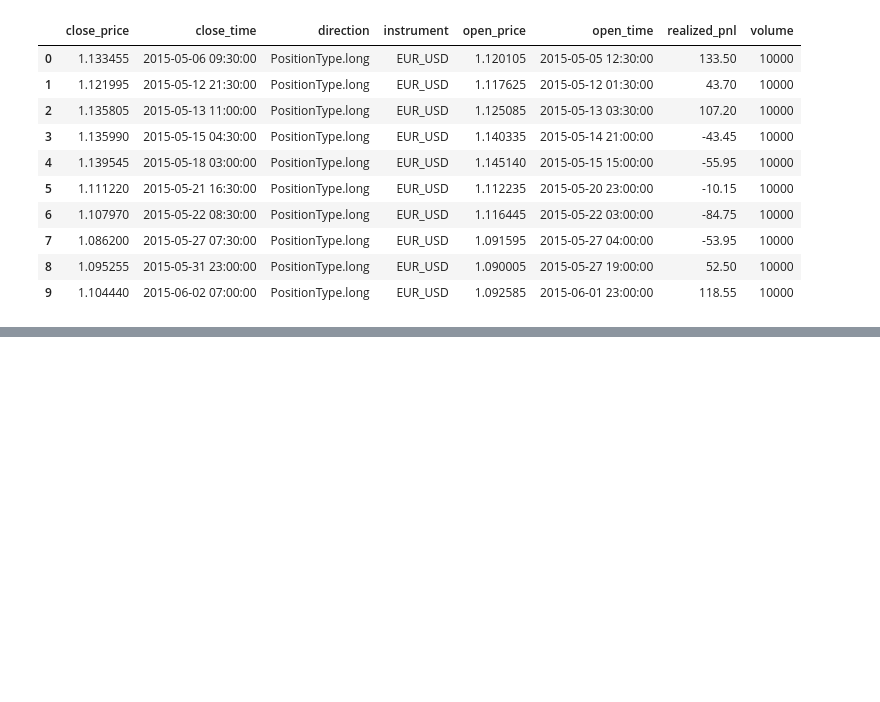
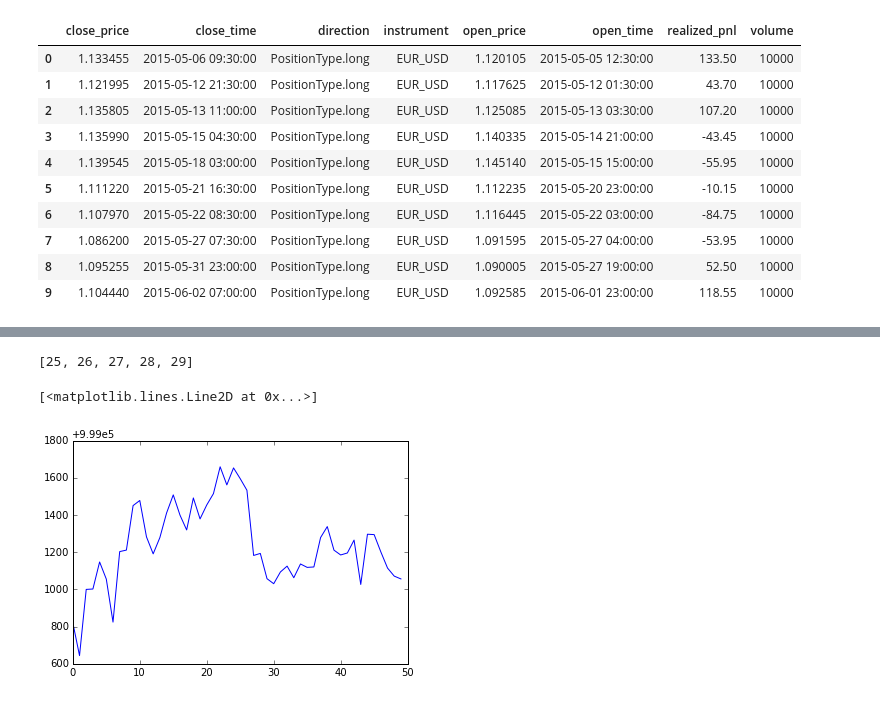
Before and after one commit to Cloud-hyh/OANDA-Forex, a Jupyter notebook: notes_ts.ipynb, the cells around one changed output, grey strips where cells are left out. Drawn from its saved outputs; the diff is of its cells as text; code cells hidden in the pictures; blank space fills up the shorter version.

Commit message:
simulation

```diff
--- a/notes_ts.ipynb
+++ b/notes_ts.ipynb
@@ -177,0 +178,9 @@ ax1,ax2,ax3 = report(k,ma1=7,ma2=200)
+# %%
+df = api.get_bars('EUR_USD', 'H1', 2000)
+pnl_list = []
+for fast in range(10,60):
+    s2 = DMA(12,fast)
+    k = Kernel.naive(df)
+    pnl_list.append(k.run_naive(s2)[-1])
+    print "Finished Simulation: MA2={}".format(fast)
+pnl_list
@@ -177,0 +222,9 @@ ax1,ax2,ax3 = report(k,ma1=7,ma2=200)
+# %%
+range(25,30)
+# %% [output]
+[25, 26, 27, 28, 29]
+# %%
+plt.plot(pnl_list)
+# %% [output]
+[<matplotlib.lines.Line2D at 0x...>]
+[figure, added]
```
Also changed, not shown: parts of 9 cells of this notebook, 18 other files.
